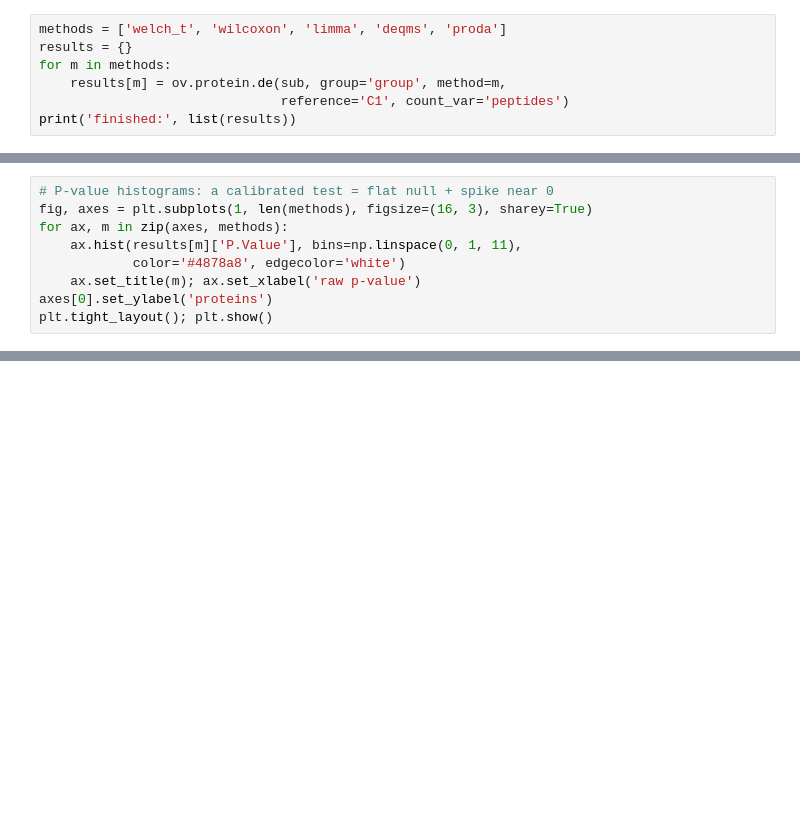
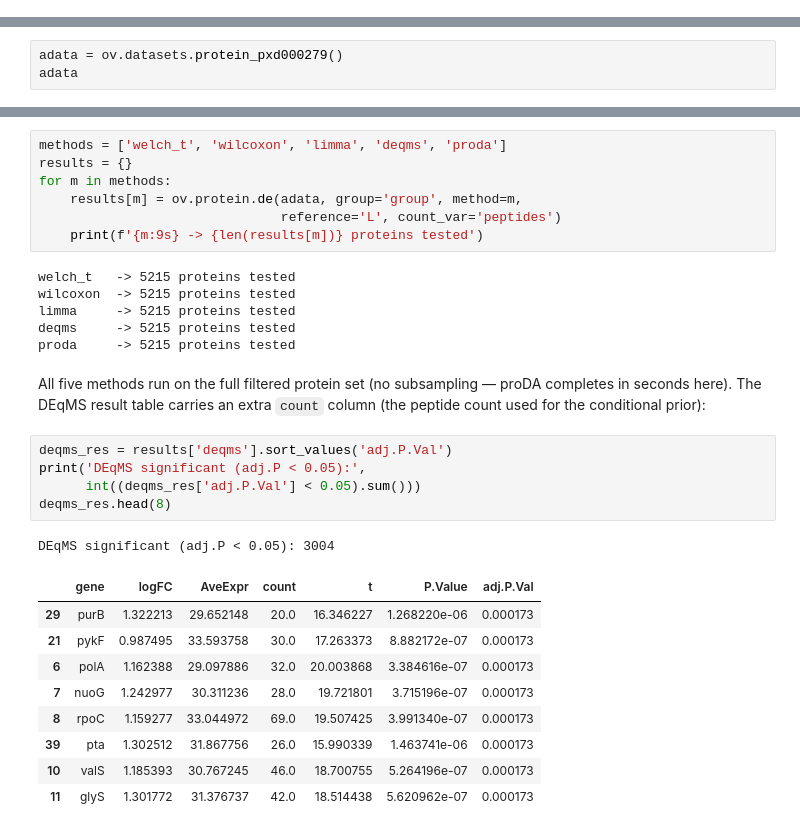
Before and after one commit to DBinary/omicverse-tutorials, a Jupyter notebook: docs/Tutorials-protein/t_protein_04_differential_expression.ipynb, the cells around one changed output, grey strips where cells are left out. Cells and saved outputs as stored; diff of their text form; blank space fills up the shorter version.

```diff
--- a/docs/Tutorials-protein/t_protein_04_differential_expression.ipynb
+++ b/docs/Tutorials-protein/t_protein_04_differential_expression.ipynb
@@ -212,7 +0,0 @@ Proteins with more peptides sit lower on the variance axis — they are intrinsi
-# %%
-methods = ['welch_t', 'wilcoxon', 'limma', 'deqms', 'proda']
-results = {}
-for m in methods:
-    results[m] = ov.protein.de(sub, group='group', method=m,
-                               reference='C1', count_var='peptides')
-print('finished:', list(results))
@@ -265,9 +0,0 @@ bench
-# %%
-# P-value histograms: a calibrated test = flat null + spike near 0
-fig, axes = plt.subplots(1, len(methods), figsize=(16, 3), sharey=True)
-for ax, m in zip(axes, methods):
-    ax.hist(results[m]['P.Value'], bins=np.linspace(0, 1, 11),
-            color='#4878a8', edgecolor='white')
-    ax.set_title(m); ax.set_xlabel('raw p-value')
-axes[0].set_ylabel('proteins')
-plt.tight_layout(); plt.show()
@@ -408,0 +67,3 @@ Two rules: with few replicates **never** trust a plain t-test variance — moder
+# %%
+adata = ov.datasets.protein_pxd000279()
+adata
@@ -408,0 +161,33 @@ Two rules: with few replicates **never** trust a plain t-test variance — moder
+# %%
+methods = ['welch_t', 'wilcoxon', 'limma', 'deqms', 'proda']
+results = {}
+for m in methods:
+    results[m] = ov.protein.de(adata, group='group', method=m,
+                               reference='L', count_var='peptides')
+    print(f'{m:9s} -> {len(results[m])} proteins tested')
+# %% [output]
+welch_t   -> 5215 proteins tested
+wilcoxon  -> 5215 proteins tested
+limma     -> 5215 proteins tested
+deqms     -> 5215 proteins tested
+proda     -> 5215 proteins tested
+# %% [markdown]
+All five methods run on the full filtered protein set (no subsampling — proDA
+completes in seconds here). The DEqMS result table carries an extra `count` column
+(the peptide count used for the conditional prior):
+# %%
+deqms_res = results['deqms'].sort_values('adj.P.Val')
+print('DEqMS significant (adj.P < 0.05):',
+      int((deqms_res['adj.P.Val'] < 0.05).sum()))
+deqms_res.head(8)
+# %% [output]
+DEqMS significant (adj.P < 0.05): 3004
+|  | gene | logFC | AveExpr | count | t | P.Value | adj.P.Val |
+| 29 | purB | 1.322213 | 29.652148 | 20.0 | 16.346227 | 1.268220e-06 | 0.000173 |
+| 21 | pykF | 0.987495 | 33.593758 | 30.0 | 17.263373 | 8.882172e-07 | 0.000173 |
+| 6 | polA | 1.162388 | 29.097886 | 32.0 | 20.003868 | 3.384616e-07 | 0.000173 |
+| 7 | nuoG | 1.242977 | 30.311236 | 28.0 | 19.721801 | 3.715196e-07 | 0.000173 |
+| 8 | rpoC | 1.159277 | 33.044972 | 69.0 | 19.507425 | 3.991340e-07 | 0.000173 |
+| 39 | pta | 1.302512 | 31.867756 | 26.0 | 15.990339 | 1.463741e-06 | 0.000173 |
+| 10 | valS | 1.185393 | 30.767245 | 46.0 | 18.700755 | 5.264196e-07 | 0.000173 |
+| 11 | glyS | 1.301772 | 31.376737 | 42.0 | 18.514438 | 5.620962e-07 | 0.000173 |
```
Also changed, not shown: parts of 75 cells of this notebook.
